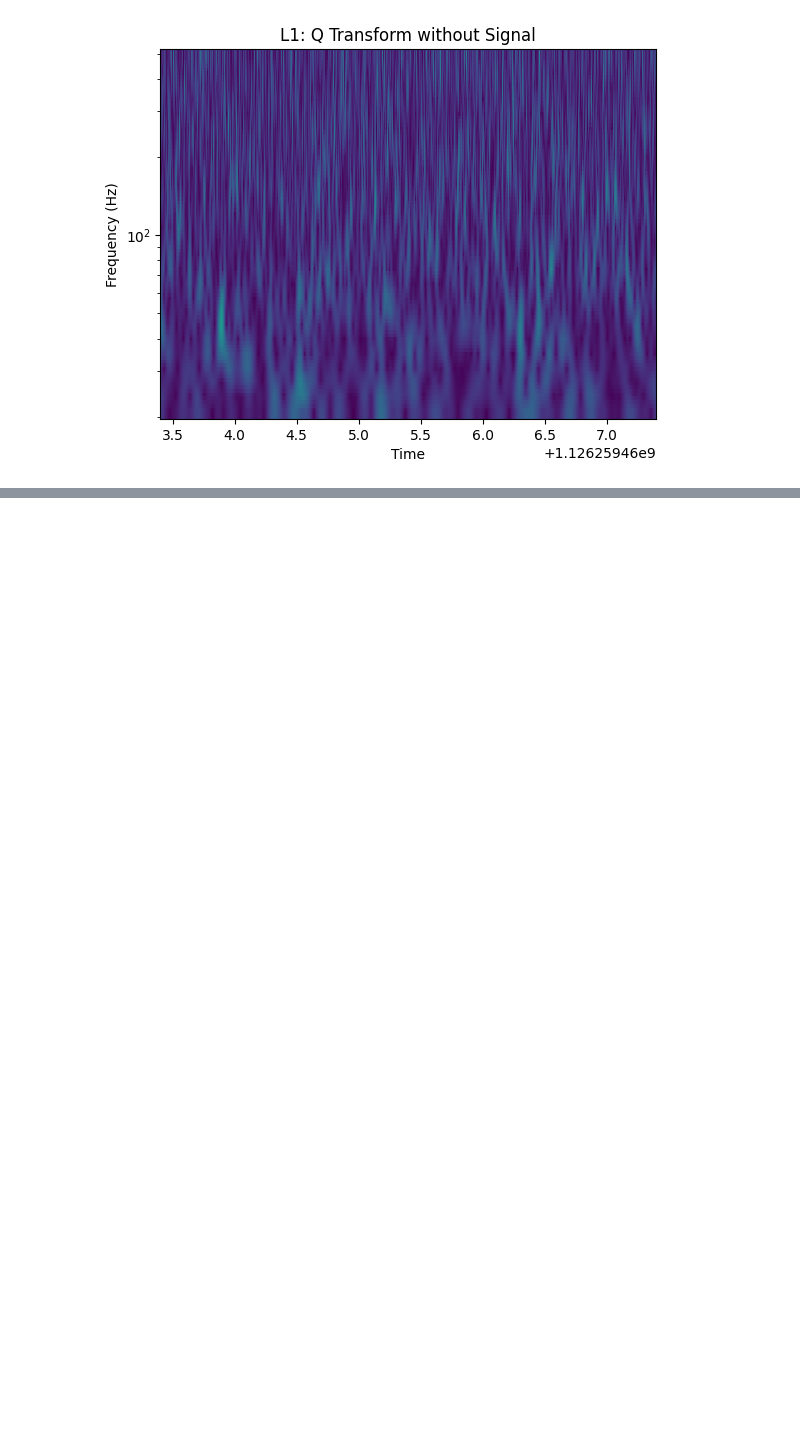
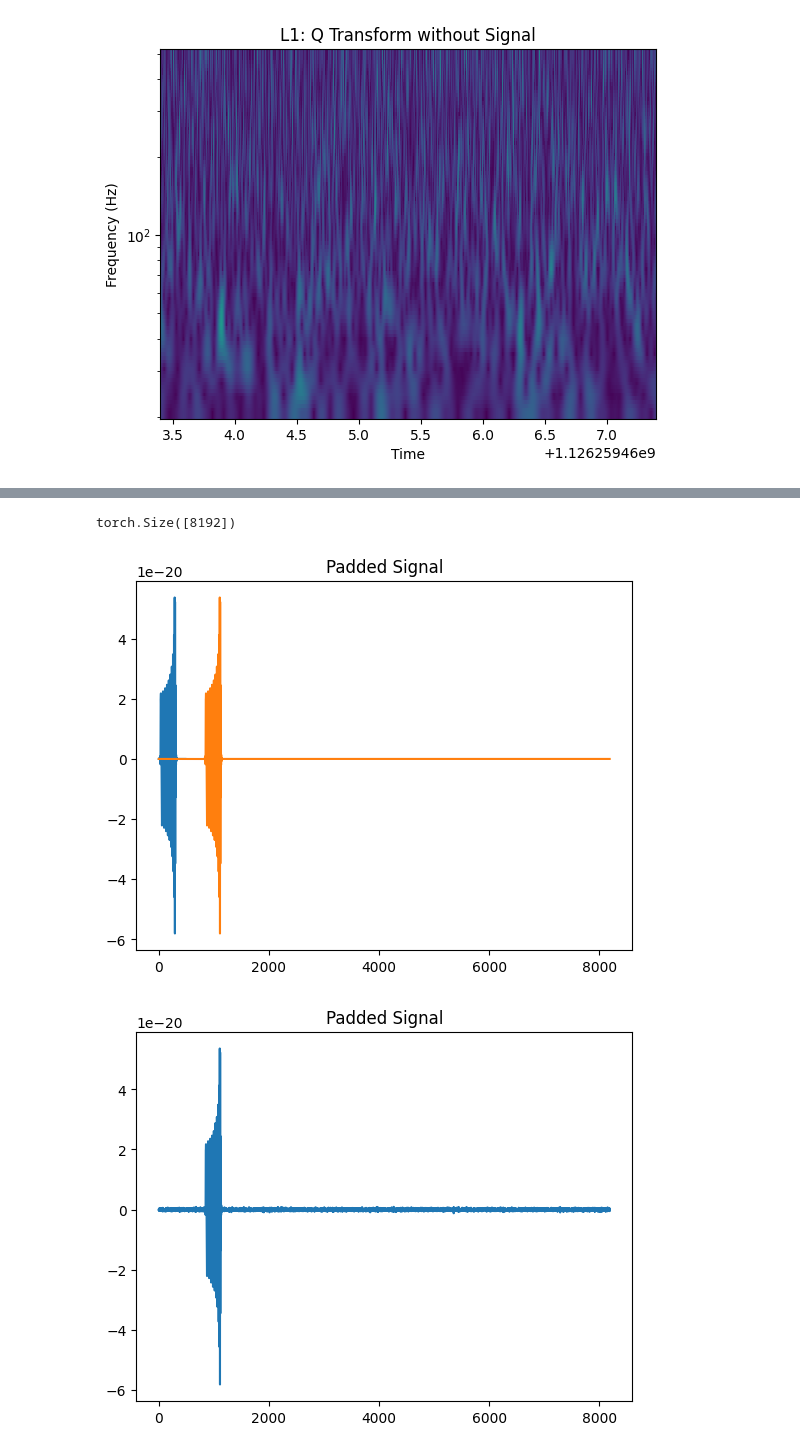
Before and after one commit to TeunB6/gravitational-waves, a Jupyter notebook: notebooks/gw_lib.ipynb, the cells around one changed output, grey strips where cells are left out. Drawn from its saved outputs; the diff is of its cells as text; code cells hidden in the pictures; blank space fills up the shorter version.

```diff
--- a/notebooks/gw_lib.ipynb
+++ b/notebooks/gw_lib.ipynb
@@ -105,0 +176,21 @@ plt.show()
+# %%
+import torch
+plt.plot(signal_l1)
+signal = torch.zeros_like(ts[0])
+starting_time = 0.2
+
+timestamps = torch.arange(0, sample_duration, step = 1/4096)
+
+signal[int(starting_time * 4096):int(starting_time * 4096) + len(signal_l1)] = Tensor(signal_l1)
+print(signal.shape)
+plt.title("Padded Signal")
+plt.plot(signal)
+plt.show()
+
+plt.title("Padded Signal")
+plt.plot(signal + noise)
+plt.show()
+# %% [output]
+torch.Size([8192])
+[figure, added]
+[figure, added]
```
Also changed, not shown: parts of 3 cells of this notebook, 3 other files.
